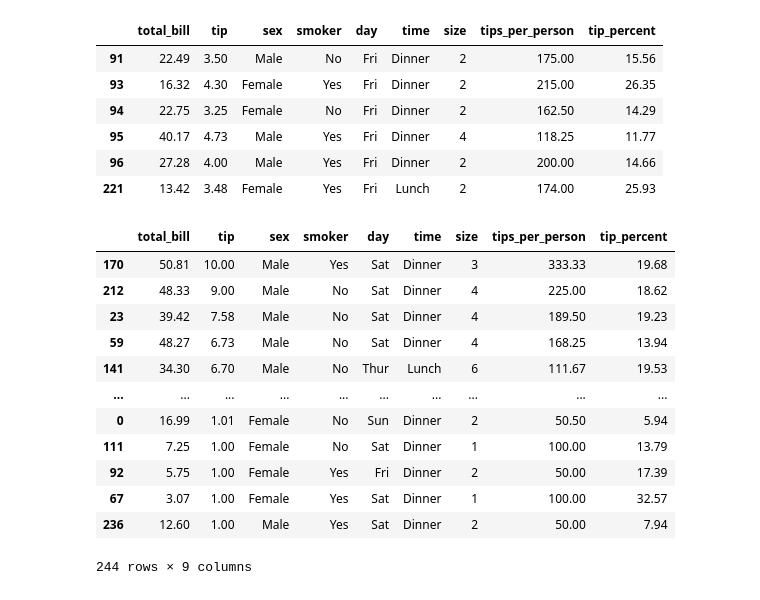
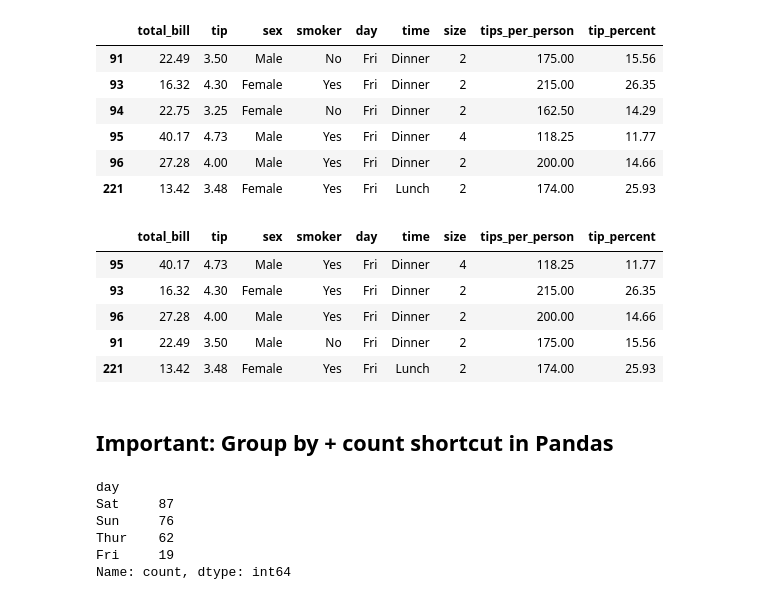
Before and after one commit to EthanWalton-snlm/Python-Practice, a Jupyter notebook: Day 20/pandas.ipynb, the cells around one changed output. Drawn from its saved outputs; the diff is of its cells as text; code cells hidden in the pictures.

```diff
--- a/Day 20/pandas.ipynb
+++ b/Day 20/pandas.ipynb
@@ -270,13 +270,9 @@ tips_df[tips_df['day'] == 'Sun']
 # %%
 # Task 2
 
-tips_df[tips_df["day"] == "Fri"][tips_df["tip"] > 3]
+tips_df_fri = tips_df[(tips_df["day"] == "Fri") & (tips_df["tip"] > 3)]
 
-# Without warning:
-
-tips_df_fri = tips_df[tips_df["day"] == 'Fri']
-
-tips_df_fri[tips_df_fri["tip"] > 3]
+tips_df_fri
 # %% [output]
 |  | total_bill | tip | sex | smoker | day | time | size | tips_per_person | tip_percent |
 | 91 | 22.49 | 3.50 | Male | No | Fri | Dinner | 2 | 175.00 | 15.56 |
@@ -288,18 +284,22 @@ tips_df_fri[tips_df_fri["tip"] > 3]
 # %%
 # Task 3
 
-tips_df.sort_values(by="tip", ascending=False).head(5)
+tips_df_fri.sort_values(by="tip", ascending=False).head(5)
 # %% [output]
 |  | total_bill | tip | sex | smoker | day | time | size | tips_per_person | tip_percent |
-| 170 | 50.81 | 10.00 | Male | Yes | Sat | Dinner | 3 | 333.33 | 19.68 |
-| 212 | 48.33 | 9.00 | Male | No | Sat | Dinner | 4 | 225.00 | 18.62 |
-| 23 | 39.42 | 7.58 | Male | No | Sat | Dinner | 4 | 189.50 | 19.23 |
-| 59 | 48.27 | 6.73 | Male | No | Sat | Dinner | 4 | 168.25 | 13.94 |
-| 141 | 34.30 | 6.70 | Male | No | Thur | Lunch | 6 | 111.67 | 19.53 |
-| ... | ... | ... | ... | ... | ... | ... | ... | ... | ... |
-| 0 | 16.99 | 1.01 | Female | No | Sun | Dinner | 2 | 50.50 | 5.94 |
-| 111 | 7.25 | 1.00 | Female | No | Sat | Dinner | 1 | 100.00 | 13.79 |
-| 92 | 5.75 | 1.00 | Female | Yes | Fri | Dinner | 2 | 50.00 | 17.39 |
-| 67 | 3.07 | 1.00 | Female | Yes | Sat | Dinner | 1 | 100.00 | 32.57 |
-| 236 | 12.60 | 1.00 | Male | Yes | Sat | Dinner | 2 | 50.00 | 7.94 |
+| 95 | 40.17 | 4.73 | Male | Yes | Fri | Dinner | 4 | 118.25 | 11.77 |
+| 93 | 16.32 | 4.30 | Female | Yes | Fri | Dinner | 2 | 215.00 | 26.35 |
+| 96 | 27.28 | 4.00 | Male | Yes | Fri | Dinner | 2 | 200.00 | 14.66 |
+| 91 | 22.49 | 3.50 | Male | No | Fri | Dinner | 2 | 175.00 | 15.56 |
+| 221 | 13.42 | 3.48 | Female | Yes | Fri | Lunch | 2 | 174.00 | 25.93 |
-244 rows × 9 columns
+# %% [markdown]
+## **Important: Group by + count shortcut in Pandas**
+# %%
+tips_df['day'].value_counts()
+# %% [output]
+day
+Sat     87
+Sun     76
+Thur    62
+Fri     19
+Name: count, dtype: int64
```
Also changed, not shown: parts of 38 cells of this notebook, 1 other file.
